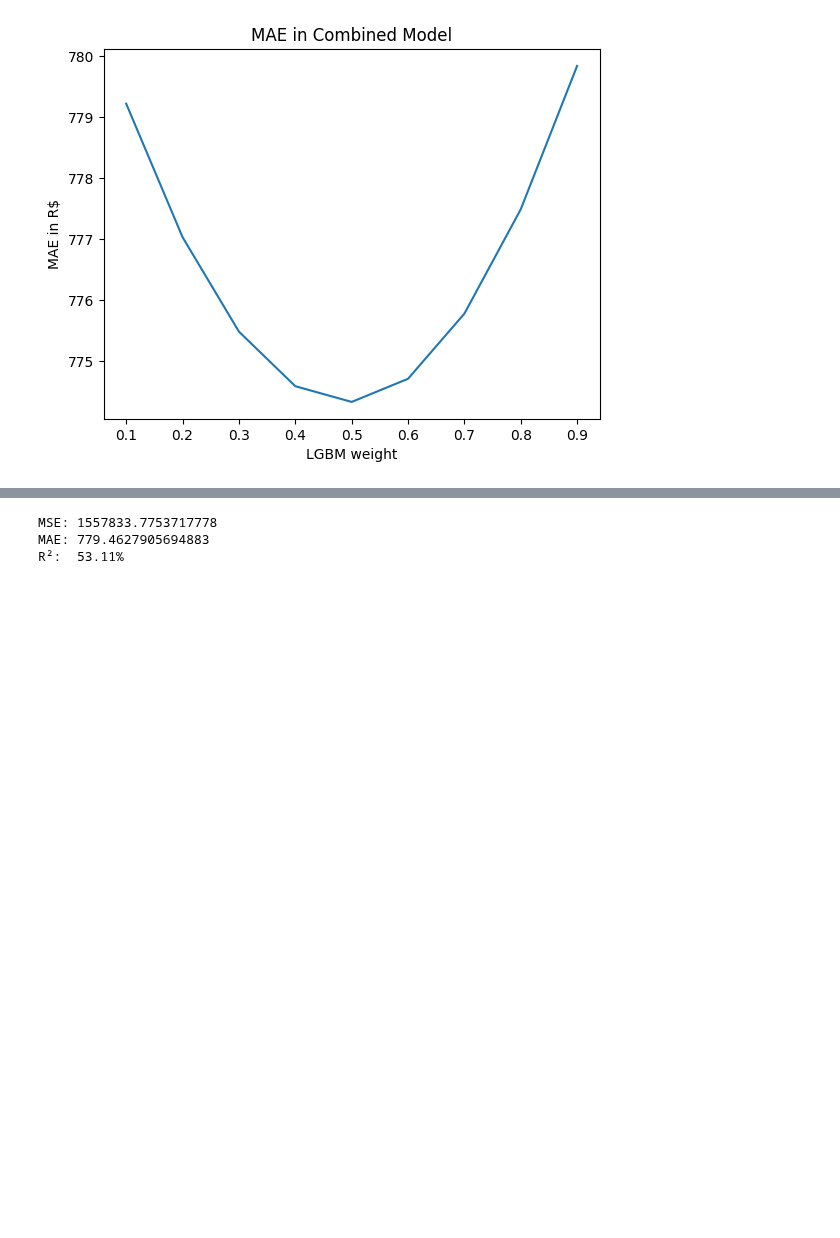
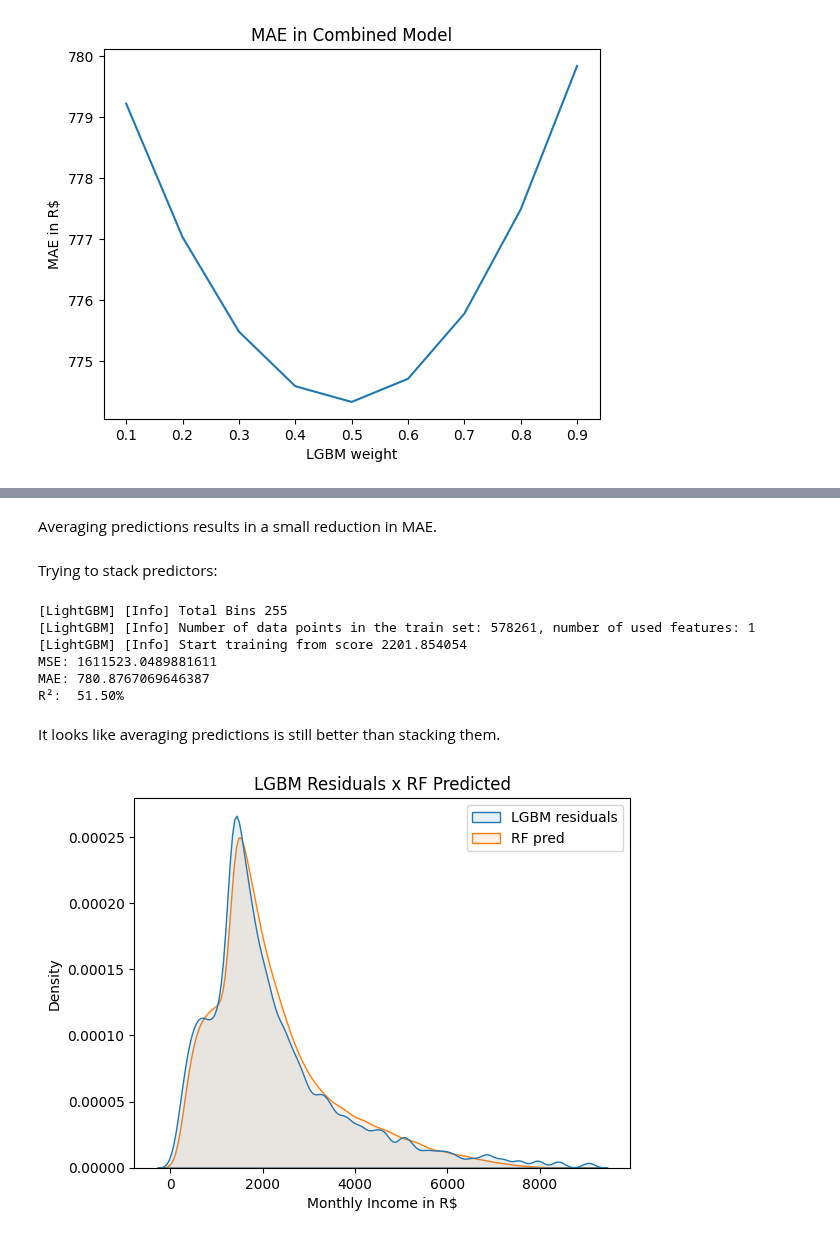
Before and after one commit to viniciussuares/IncomePrediction, a Jupyter notebook: notebooks/model_selection.ipynb, the cells around one changed output, grey strips where cells are left out. Drawn from its saved outputs; the diff is of its cells as text; code cells hidden in the pictures; blank space fills up the shorter version.

```diff
--- a/notebooks/model_selection.ipynb
+++ b/notebooks/model_selection.ipynb
@@ -371,21 +348,3 @@ plt.show()
 RF MAE: 782.8445187626401
 LGBM MAE: 782.073329944892
 [figure]
-# %%
-from sklearn.ensemble import StackingRegressor
-
-stacked = StackingRegressor(
-    estimators=[
-        ('rf', RandomForestRegressor(random_state=0, min_samples_split=16))
-    ],
-    final_estimator = LGBMRegressor(random_state=0, n_estimators=300, force_row_wise=True, num_leaves=200)
-)
-
-stacked_pipeline = Pipeline(
-    steps=[
-        ('pre_processing', pre_processing),
-        ('model', stacked)
-    ]
-)
-
-stacked_pipeline.fit(X_train, y_train)
@@ -413,10 +351,40 @@ Pipeline(steps=[('pre_processing',
-# %%
-stacked_pred = stacked_pipeline.predict(X_test)
-
-print(f'MSE: {mean_squared_error(y_test, stacked_pred )}')
-print(f'MAE: {mean_absolute_error(y_test, stacked_pred)}')
-print(f'R²: {utils.make_percentage(r2_score(y_test, stacked_pred ))}')
-# %% [output]
-MSE: 1557833.7753717778
-MAE: 779.4627905694883
-R²:  53.11%
+# %% [markdown]
+Averaging predictions results in a small reduction in MAE.
+# %% [markdown]
+Trying to stack predictors:
+# %%
+# Creating a predictor to use a previous predictor as the learning point
+residuals_lgbm = LGBMRegressor(random_state=0, force_col_wise=True)
+
+# Obtaining the residuals from RF during training
+residuals_train = baseline.predict(X_train)
+
+# Reshaping residuals_train
+residuals_train = residuals_train.reshape(-1, 1)
+
+# Trains LGBM with baseline_predictions and real income
+residuals_lgbm.fit(residuals_train, y_train)
+
+# Predicts and evaluates
+residuals_lgbm_pred = residuals_lgbm.predict(baseline_pred.reshape(-1, 1))
+
+print(f'MSE: {mean_squared_error(y_test, residuals_lgbm_pred)}')
+print(f'MAE: {mean_absolute_error(y_test, residuals_lgbm_pred)}')
+print(f'R²: {utils.make_percentage(r2_score(y_test, residuals_lgbm_pred))}')
+# %% [output]
+[LightGBM] [Info] Total Bins 255
+[LightGBM] [Info] Number of data points in the train set: 578261, number of used features: 1
+[LightGBM] [Info] Start training from score 2201.854054
+MSE: 1611523.0489881611
+MAE: 780.8767069646387
+R²:  51.50%
+# %% [markdown]
+It looks like averaging predictions is still better than stacking them.
+# %%
+target_preds['LGBM residuals'] = residuals_lgbm_pred
+ax = sns.kdeplot(data=target_preds[['LGBM residuals', 'RF pred']], fill=True, alpha=0.1)
+ax.set_xlabel('Monthly Income in R$')
+plt.title('LGBM Residuals x RF Predicted')
+plt.show()
+# %% [output]
+[figure, added]
```
Also changed, not shown: parts of 29 cells of this notebook, 3 other files.
